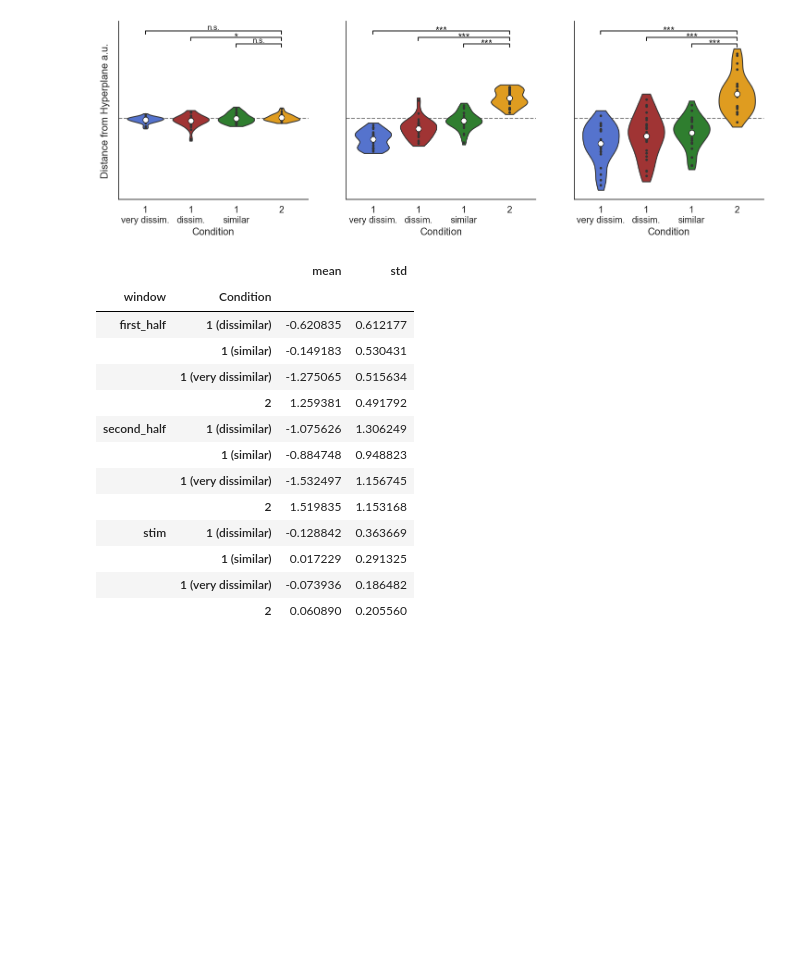
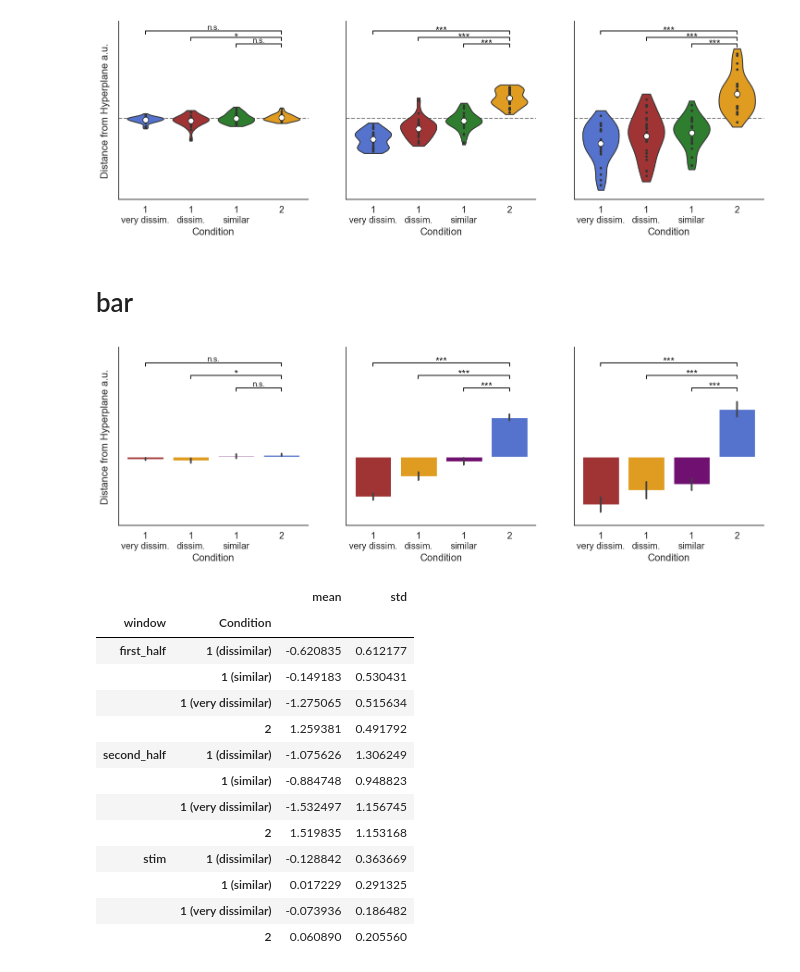
Before and after one commit to WilliamThyer/Dissociating-Spatial-and-Item-Based-Attention, a Jupyter notebook: Discus/analysis/hyperplane.ipynb, the cells around one changed output. Cells and saved outputs as stored; diff of their text form; code cells hidden in the pictures; blank space fills up the shorter version.

```diff
--- a/Discus/analysis/hyperplane.ipynb
+++ b/Discus/analysis/hyperplane.ipynb
@@ -210,6 +214,85 @@ plt.savefig('output/figures/hyperplane_violin.pdf',dpi=500,bbox_inches='tight')
 plt.show()
 # %% [output]
 [figure]
+# %% [markdown]
+# bar
+# %%
+import seaborn as sns
+import matplotlib.pyplot as plt
+
+custom_params = {"axes.spines.right": False, "axes.spines.top": False}
+sns.set_theme(font_scale=1.3,style='white',rc=custom_params)
+
+fig,ax = plt.subplots(1,3,figsize=(18,5),sharey=True)
+
+### Stim
+# ax[0].axhline(y=0, color='grey', linestyle='-',zorder=-10)
+sns.barplot(
+    x='Condition',y='Distance from Hyperplane',
+    data=x_0,ax=ax[0],palette= interp.colors[:4],
+    dodge=True,errorbar='se')
+ax[0].set_ylabel('Distance from Hyperplane a.u.')
+ax[0].set_yticklabels([])
+
+stat_y,stat_h = 2.9, .1
+ax[0].plot([0, 0, 3, 3], [stat_y,stat_y+stat_h,stat_y+stat_h,stat_y], lw=1.5, c='k')
+ax[0].text(1.5, stat_y+stat_h+.014, 'n.s.', ha='center', va='bottom', color='k', fontsize=12)
+
+stat_y,stat_h = 2.5, .1
+ax[0].plot([1, 1, 3, 3], [stat_y,stat_y+stat_h,stat_y+stat_h,stat_y], lw=1.5, c='k')
+ax[0].text(2, stat_y+stat_h-.1, '*', ha='center', va='bottom', color='k', fontsize=16)
+
+stat_y,stat_h = 2.1, .1
+ax[0].plot([2, 2, 3, 3], [stat_y,stat_y+stat_h,stat_y+stat_h,stat_y], lw=1.5, c='k')
+ax[0].text(2.5, stat_y+stat_h+.014, 'n.s.', ha='center', va='bottom', color='k', fontsize=12)
+
+### First half
+sns.barplot(
+    x='Condition',y='Distance from Hyperplane',
+    data=x_1,ax=ax[1],palette= interp.colors[:4],
+    dodge=True,errorbar='se')
+ax[1].set_ylabel('')
+
+stat_y,stat_h = 2.9, .1
+ax[1].plot([0, 0, 3, 3], [stat_y,stat_y+stat_h,stat_y+stat_h,stat_y], lw=1.5, c='k')
+ax[1].text(1.5, stat_y+stat_h-.1, '***', ha='center', va='bottom', color='k', fontsize=16)
+
+stat_y,stat_h = 2.5, .1
+ax[1].plot([1, 1, 3, 3], [stat_y,stat_y+stat_h,stat_y+stat_h,stat_y], lw=1.5, c='k')
+ax[1].text(2, stat_y+stat_h-.1, '***', ha='center', va='bottom', color='k', fontsize=16)
+
+stat_y,stat_h = 2.1, .1
+ax[1].plot([2, 2, 3, 3], [stat_y,stat_y+stat_h,stat_y+stat_h,stat_y], lw=1.5, c='k')
+ax[1].text(2.5, stat_y+stat_h-.1, '***', ha='center', va='bottom', color='k', fontsize=16)
+
+### Second half
+sns.barplot(
+    x='Condition',y='Distance from Hyperplane',
+    data=x_2,ax=ax[2],palette= interp.colors[:4],
+    dodge=True,errorbar='se')
+ax[2].set_ylabel('')
+
+stat_y,stat_h = 2.9, .1
+ax[2].plot([0, 0, 3, 3], [stat_y,stat_y+stat_h,stat_y+stat_h,stat_y], lw=1.5, c='k')
+ax[2].text(1.5, stat_y+stat_h-.1, '***', ha='center', va='bottom', color='k', fontsize=16)
+
+stat_y,stat_h = 2.5, .1
+ax[2].plot([1, 1, 3, 3], [stat_y,stat_y+stat_h,stat_y+stat_h,stat_y], lw=1.5, c='k')
+ax[2].text(2, stat_y+stat_h-.1, '***', ha='center', va='bottom', color='k', fontsize=16)
+
+stat_y,stat_h = 2.1, .1
+ax[2].plot([2, 2, 3, 3], [stat_y,stat_y+stat_h,stat_y+stat_h,stat_y], lw=1.5, c='k')
+ax[2].text(2.5, stat_y+stat_h-.1, '***', ha='center', va='bottom', color='k', fontsize=16)
+
+for a in ax:
+    a.set_ylim(-2.2,3.5)
+    a.set_xticklabels(['1\nvery dissim.','1\ndissim.','1\nsimilar','2'])
+
+plt.savefig('output/figures/hyperplane_bar.png',dpi=500,bbox_inches='tight')
+plt.savefig('output/figures/hyperplane_bar.pdf',dpi=500,bbox_inches='tight')
+plt.show()
+# %% [output]
+[figure, added]
 # %%
 x_0['window'] = 'stim'
 x_1['window'] = 'first_half'
```
Also changed, not shown: parts of 5 cells of this notebook, 8 other files.
